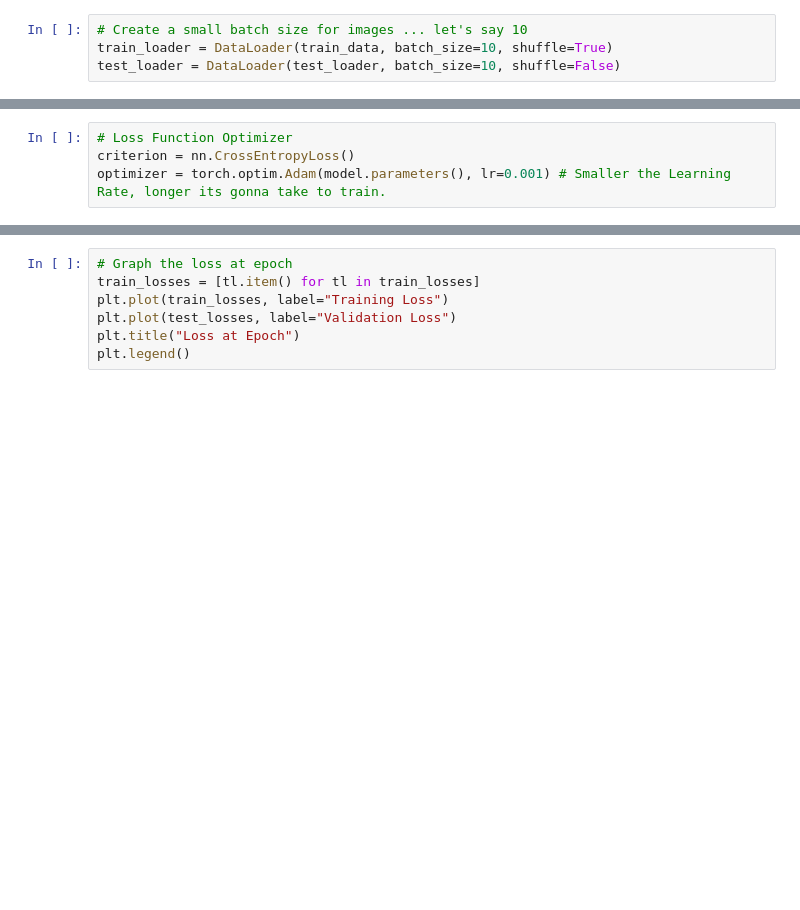
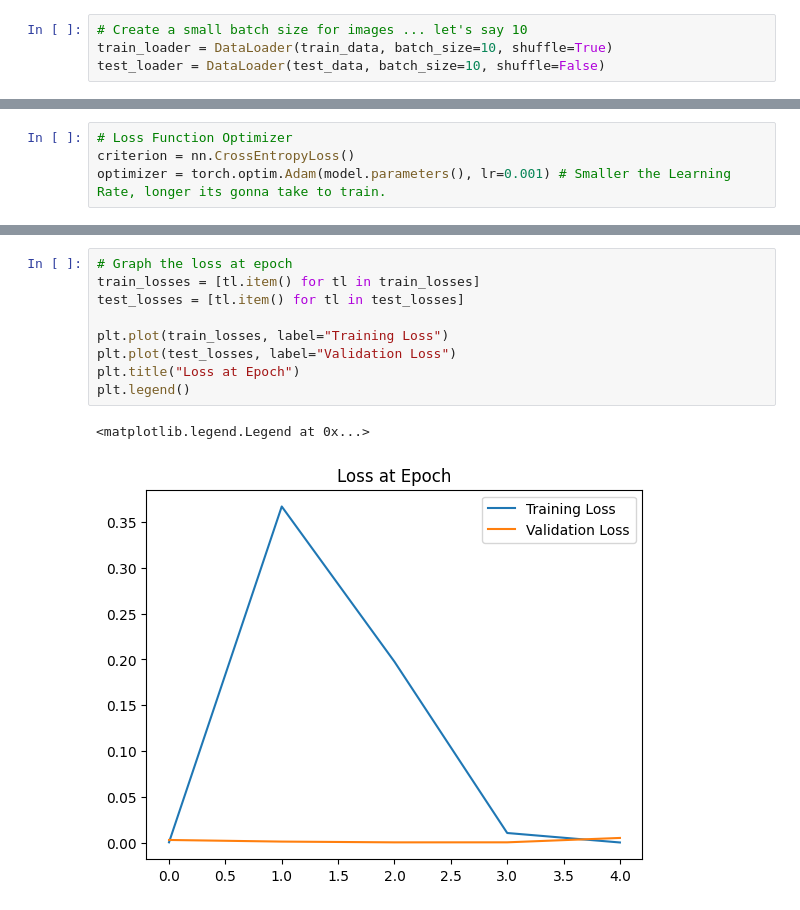
Before and after one commit to nimaghasemilearning/PyTorch-Tutorial, a Jupyter notebook: CNN.ipynb, the cells around one changed output, grey strips where cells are left out. Saved outputs shown, nothing was run; the diff lists cells and outputs as text; blank space fills up the shorter version.

```diff
--- a/CNN.ipynb
+++ b/CNN.ipynb
@@ -93,7 +93,7 @@ pwd
 # %%
 # Create a small batch size for images ... let's say 10
 train_loader = DataLoader(train_data, batch_size=10, shuffle=True)
-test_loader = DataLoader(test_loader, batch_size=10, shuffle=False)
+test_loader = DataLoader(test_data, batch_size=10, shuffle=False)
 # %%
 # Define Our CNN Model
 # Describe convulutional later and what it's doing (2 convulutional layers)
@@ -249,7 +255,12 @@ TypeError: 'DataLoader' object is not subscriptable
 # %%
 # Graph the loss at epoch
 train_losses = [tl.item() for tl in train_losses]
+test_losses = [tl.item() for tl in test_losses]
+
 plt.plot(train_losses, label="Training Loss")
 plt.plot(test_losses, label="Validation Loss")
 plt.title("Loss at Epoch")
 plt.legend()
+# %% [output]
+<matplotlib.legend.Legend at 0x...>
+[figure, added]
```
Also changed, not shown: parts of 12 cells of this notebook.
